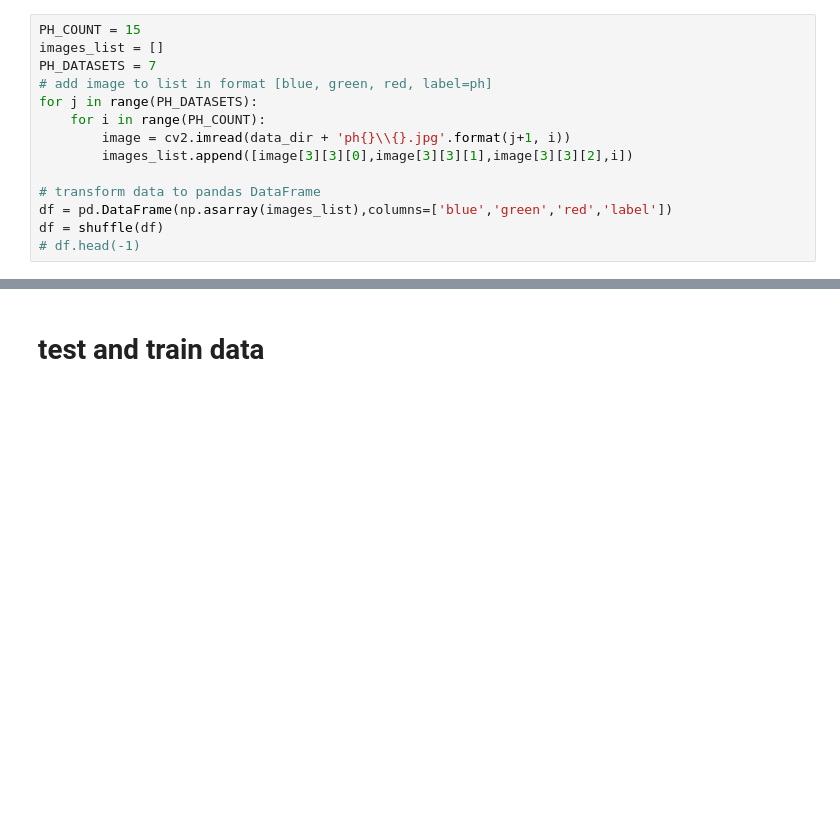
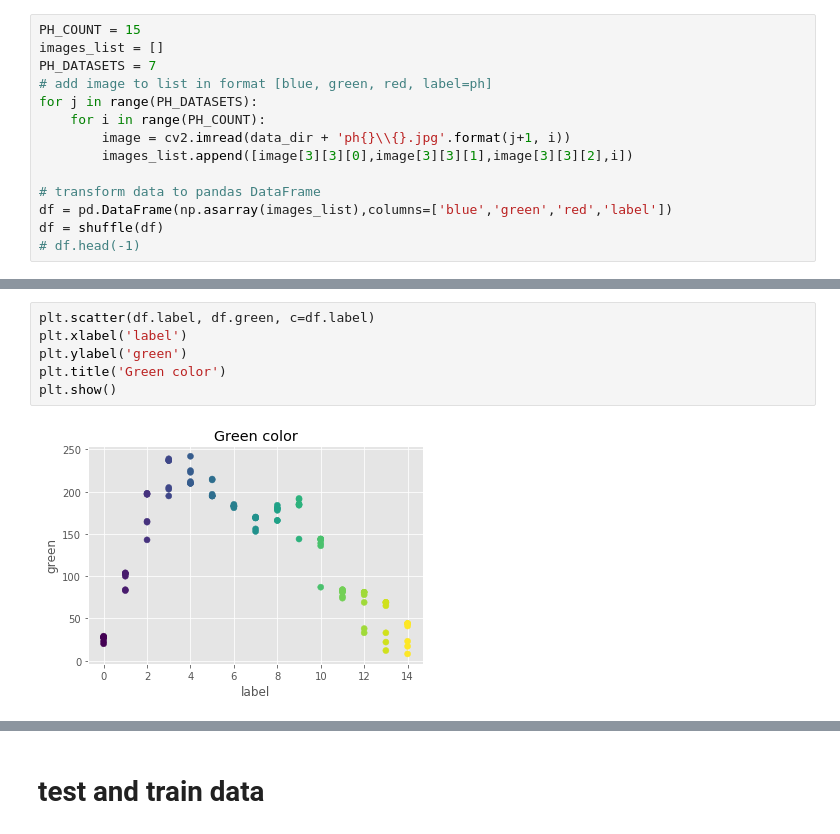
Before and after one commit to robertjankowski/ph-recognition, a Jupyter notebook: process_data.ipynb, the cells around one changed output, grey strips where cells are left out. Saved outputs shown, nothing was run; the diff lists cells and outputs as text; blank space fills up the shorter version.

```diff
--- a/process_data.ipynb
+++ b/process_data.ipynb
@@ -42,0 +64,8 @@ print(y)
+# %%
+plt.scatter(df.label, df.green, c=df.label)
+plt.xlabel('label')
+plt.ylabel('green')
+plt.title('Green color')
+plt.show()
+# %% [output]
+[figure, added]
```
Also changed, not shown: parts of 8 cells of this notebook.
